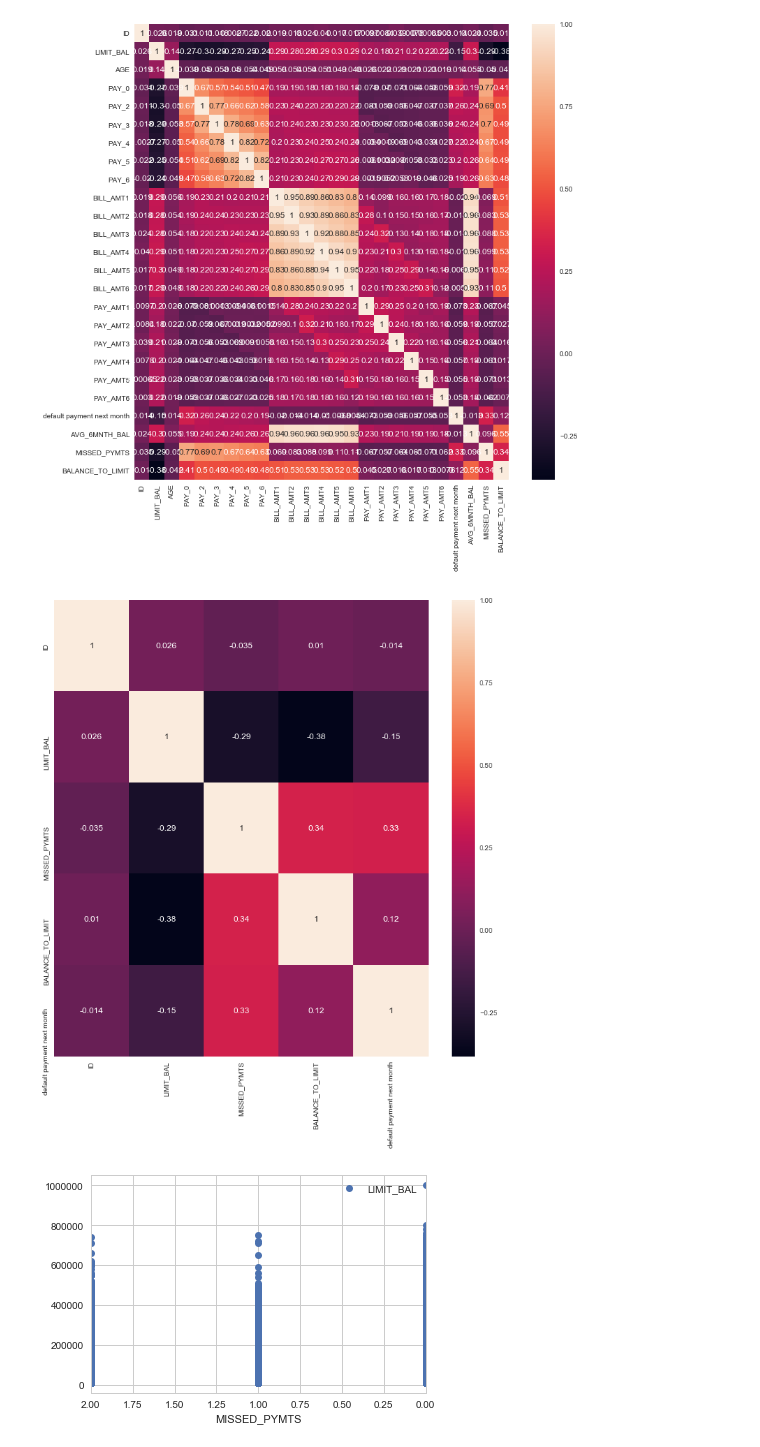
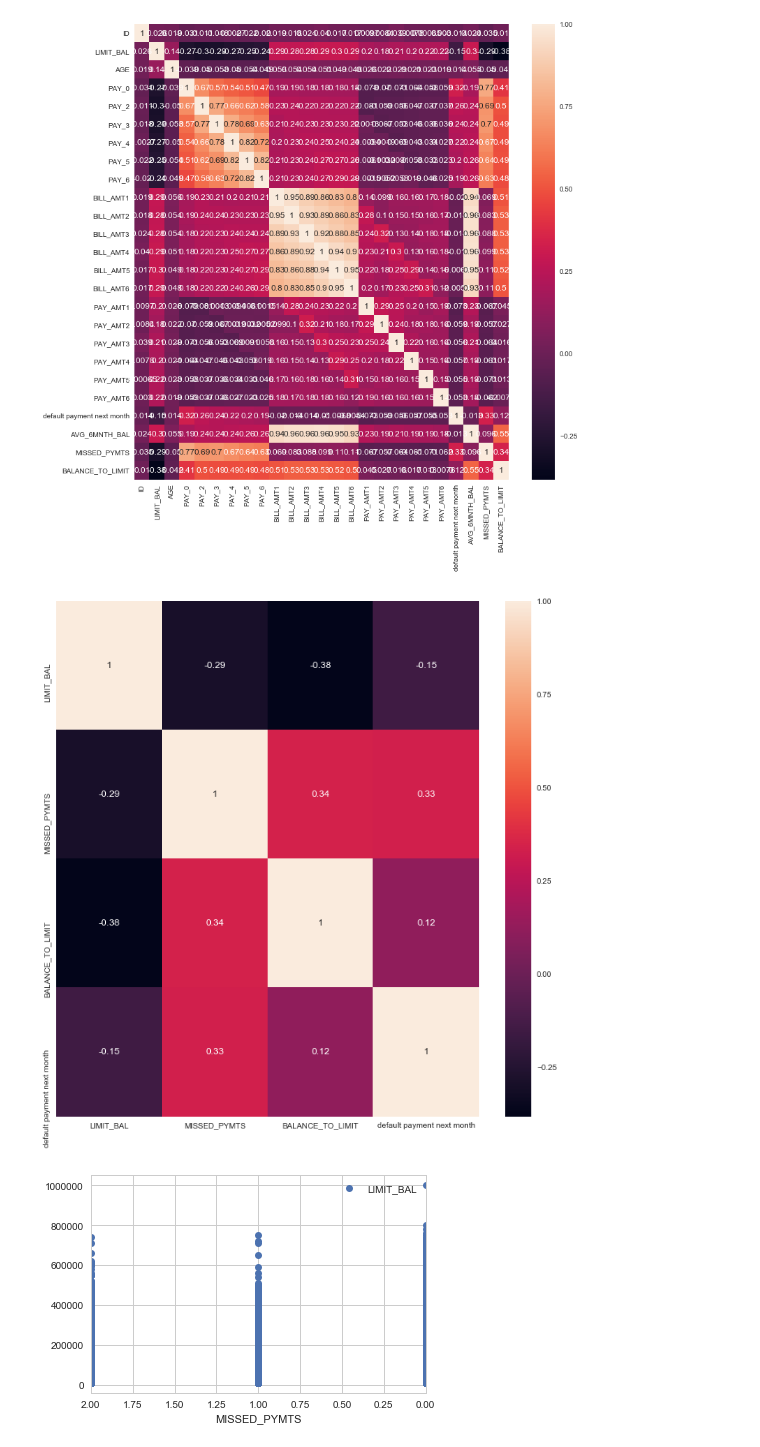
Before and after one commit to dipanjan123/Capsone_Data_Visualization, a Jupyter notebook: Data Visualization Capstone 1.ipynb, the cells around one changed output. Saved outputs shown, nothing was run; the diff lists cells and outputs as text; code cells hidden in the pictures.

```diff
--- a/Data Visualization Capstone 1.ipynb
+++ b/Data Visualization Capstone 1.ipynb
@@ -86,10 +134,11 @@ plt.show()
 # %%
 # What are the correlations in my dataframe of limited columns?
 plt.figure(figsize=(12,12))
+del new_df['ID']
 sns.heatmap(new_df.corr(), annot =True)
 plt.show()
 # %% [output]
-[figure, old version]
+[figure, new version]
 # %%
 # Does credit limit has an impact on missed payments?
 new_df.plot(x = 'MISSED_PYMTS', y ='LIMIT_BAL', style ='o')
```
Also changed, not shown: parts of 6 cells of this notebook.
